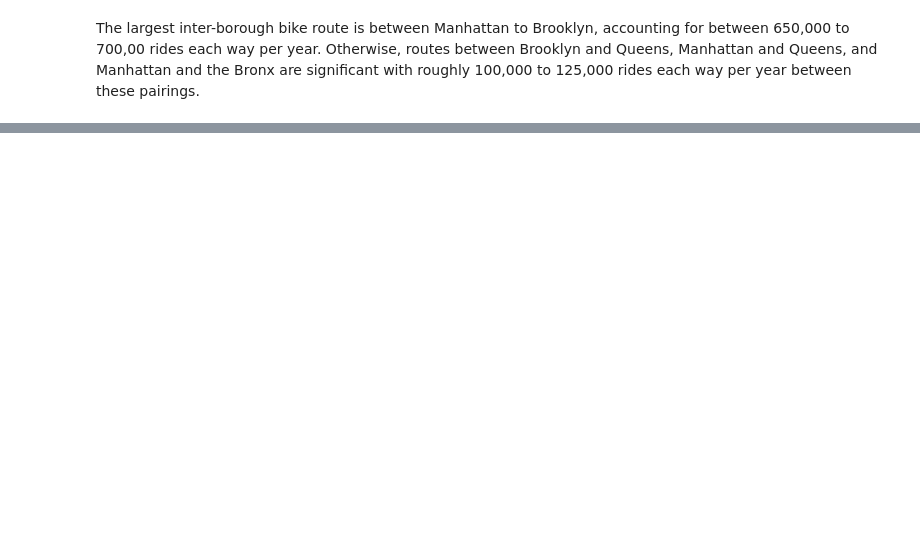
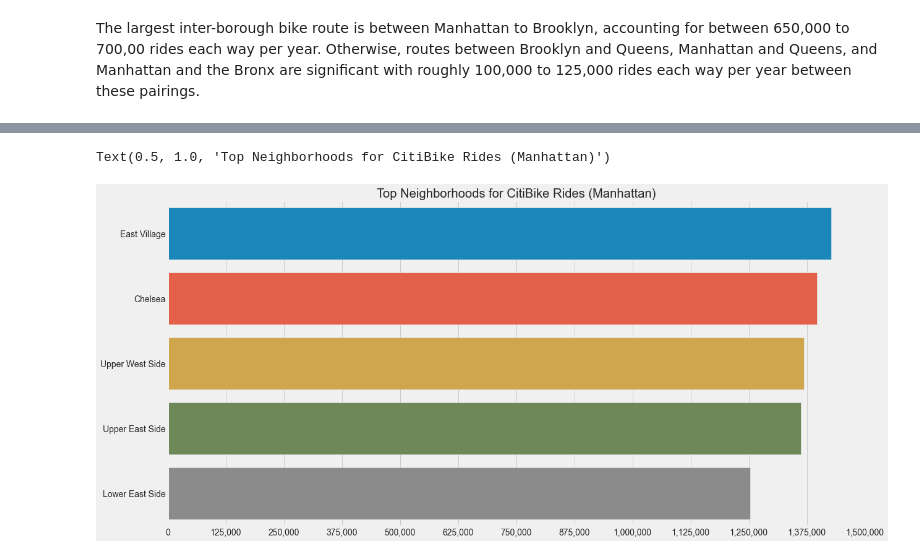
Before and after one commit to jchatterjee/nycdsa_capstone, a Jupyter notebook: DA_Q1_Rider_Behavior.ipynb, the cells around one changed output, grey strips where cells are left out. Saved outputs shown, nothing was run; the diff lists cells and outputs as text; code cells hidden in the pictures; blank space fills up the shorter version.

```diff
--- a/DA_Q1_Rider_Behavior.ipynb
+++ b/DA_Q1_Rider_Behavior.ipynb
@@ -388,0 +498,24 @@ The largest inter-borough bike route is between Manhattan to Brooklyn, accountin
+# %%
+man_hood = CB_Ride_Place[CB_Ride_Place.start_boro == 'Manhattan']['start_hood'].value_counts()[:5]
+brk_hood = CB_Ride_Place[CB_Ride_Place.start_boro == 'Brooklyn']['start_hood'].value_counts()[:5]
+qns_hood = CB_Ride_Place[CB_Ride_Place.start_boro == 'Queens']['start_hood'].value_counts()[:5]
+brx_hood = CB_Ride_Place[CB_Ride_Place.start_boro == 'Bronx']['start_hood'].value_counts()[:5]
+# %%
+# Seaborn Horizontal Bar Plot
+# From https://towardsdatascience.com/reverse-geocoding-with-nyc-bike-share-data-cdef427987f8
+# Seaborn Color Palette Control
+# From https://stackoverflow.com/questions/68616781/customizing-the-hue-colors-used-in-seaborn-barplot
+trips = man_hood
+trip_names = [trips.index[t] for t in range(len(trips))]
+plt.figure(figsize=(18,9))
+g = sns.barplot(x = list(trips.values), y = trip_names, orient="h")
+
+# Plot formatting
+g.set_xticks(list(range(0,1625000,125000)))
+g.xaxis.set_major_formatter(StrMethodFormatter('{x:,}'))
+plt.title('Top Neighborhoods for CitiBike Rides (Manhattan)')
+# g = sns.barplot(x = list(trips.values), y = trip_names, orient="h",
+#            hue = trip_colors, palette = boro_colors)
+# %% [output]
+Text(0.5, 1.0, 'Top Neighborhoods for CitiBike Rides (Manhattan)')
+[figure, added]
```
Also changed, not shown: parts of 30 cells of this notebook.
